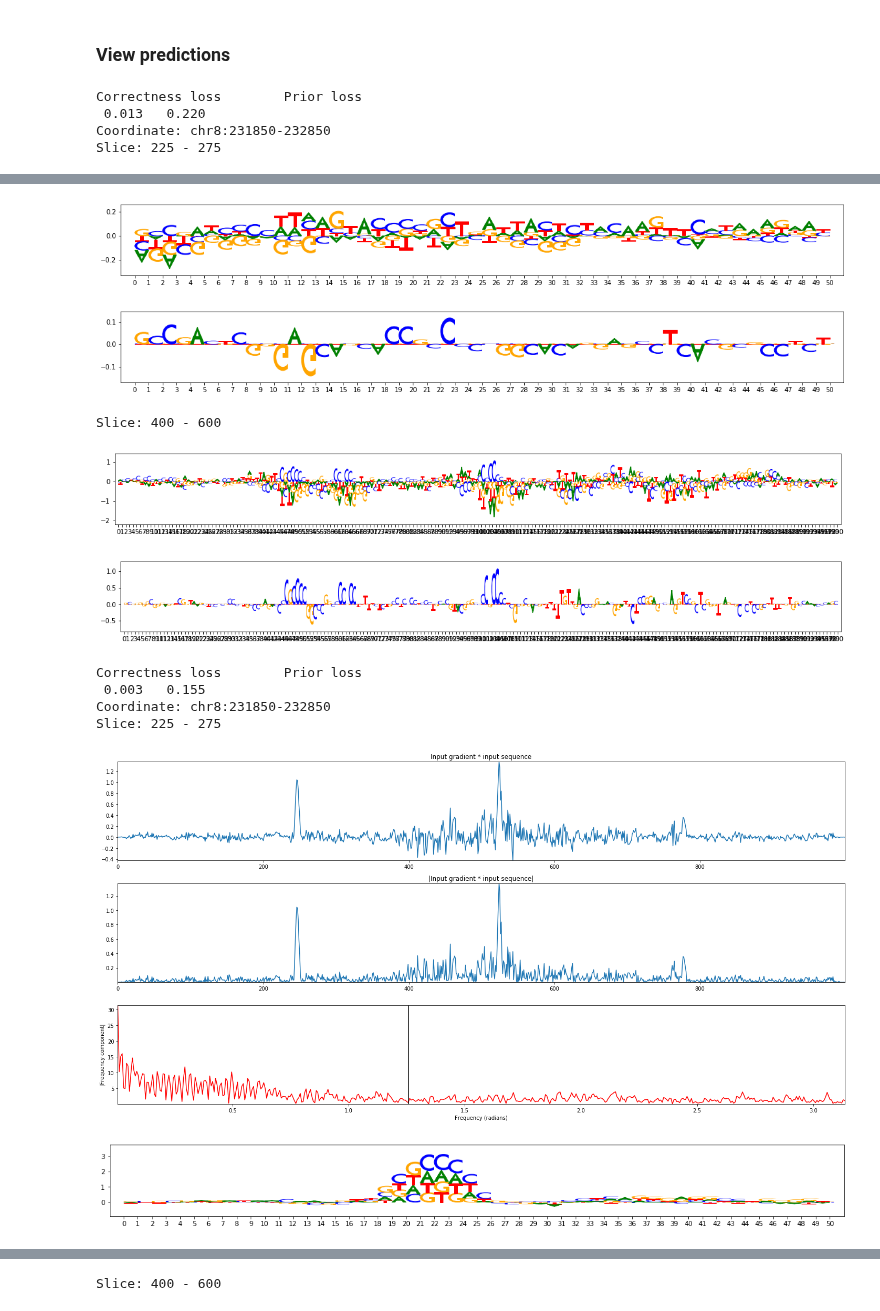
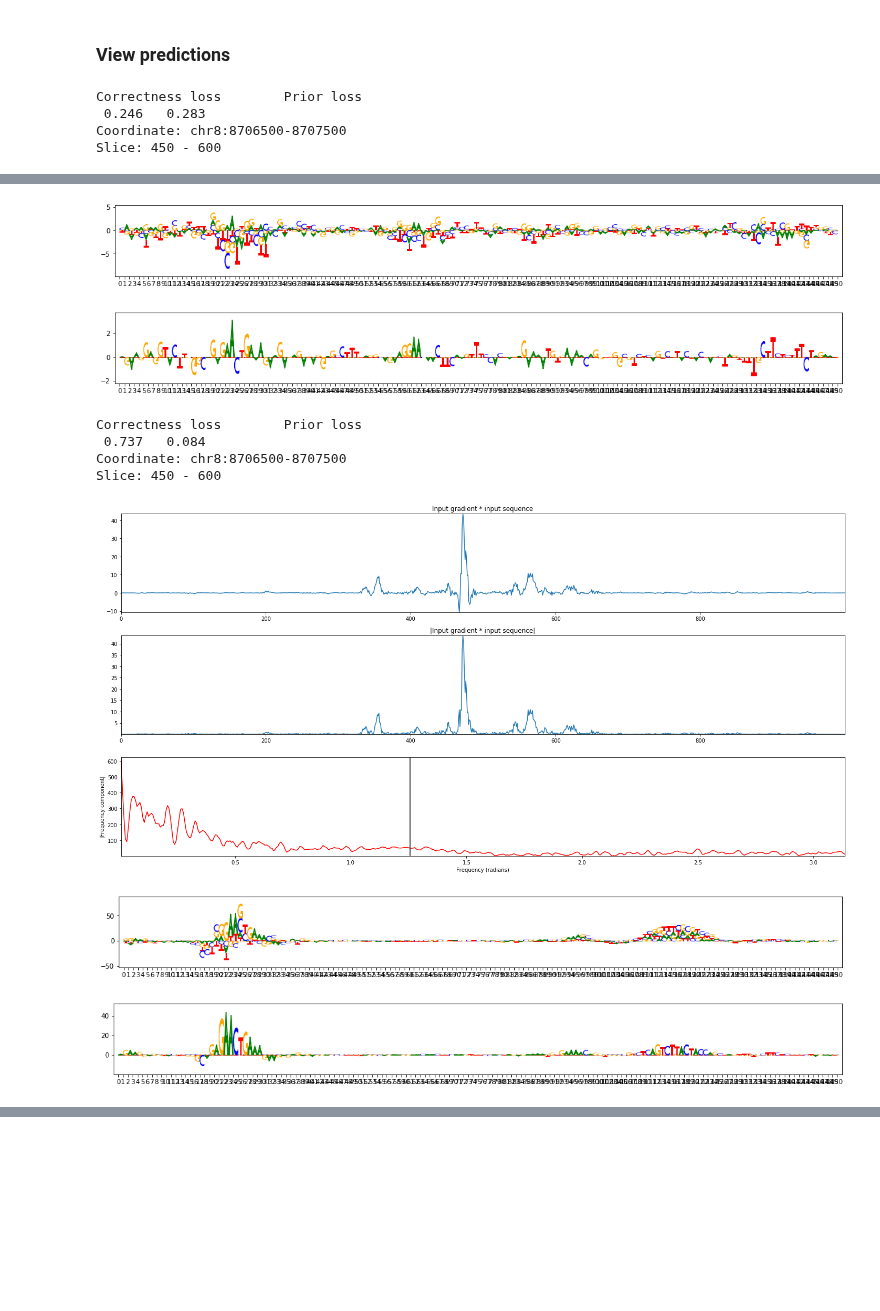
Before and after one commit to amtseng/fourier_attribution_priors, a Jupyter notebook: notebooks/view_binary_predictions_comparison.ipynb, the cells around one changed output, grey strips where cells are left out. Saved outputs shown, nothing was run; the diff lists cells and outputs as text; code cells hidden in the pictures; blank space fills up the shorter version.

```diff
--- a/notebooks/view_binary_predictions_comparison.ipynb
+++ b/notebooks/view_binary_predictions_comparison.ipynb
@@ -48,13 +48,13 @@ torch.set_grad_enabled(True)
 device = torch.device("cuda") if torch.cuda.is_available() else torch.device("cpu")
 # %%
 # Import the model without priors
-noprior_model_path = "/users/amtseng/att_priors/models/trained_models/binary_models/HepG2/2/model_ckpt_epoch_1.pt"
+noprior_model_path = "/users/amtseng/att_priors/models/trained_models/binary_models/SPI1_keep1/12/model_ckpt_epoch_6.pt"
 noprior_model = model_util.restore_model(model_class, noprior_model_path)
 noprior_model.eval()
 noprior_model = noprior_model.to(device)
 # %%
 # Import the model with priors
-prior_model_path = "/users/amtseng/att_priors/models/trained_models/binary_models/HepG2_prior/2/model_ckpt_epoch_5.pt"
+prior_model_path = "/users/amtseng/att_priors/models/trained_models/binary_models/SPI1_prior_keep1/12/model_ckpt_epoch_24.pt"
 prior_model = model_util.restore_model(model_class, prior_model_path)
 prior_model.eval()
 prior_model = prior_model.to(device)
@@ -255,12 +251,12 @@ def predict_and_plot(model, bin_ind, seq_slices=[slice(650, 750)]):
         viz_sequence.plot_weights(input_grads[0][seq_slice])
         viz_sequence.plot_weights((input_grads[0] * input_seqs[0])[seq_slice])
 # %%
-bin_ind = pos_bin_inds[10]
-seq_slices = [slice(225, 275), slice(400, 600)]
+bin_ind = pos_bin_inds[888]
+seq_slices = [slice(450, 600)]
 predict_and_plot(noprior_model, bin_ind, seq_slices)
 predict_and_plot(prior_model, bin_ind, seq_slices)
 # %% [output]
 Correctness loss        Prior loss
- 0.013   0.220
-Coordinate: chr8:231850-232850
-Slice: 225 - 275
+ 0.246   0.283
+Coordinate: chr8:8706500-8707500
+Slice: 450 - 600
@@ -268,11 +264,9 @@ Slice: 225 - 275
-[figure, old version]
+[figure, new version]
-[figure, old version]
+[figure, new version]
-Slice: 400 - 600
+Correctness loss        Prior loss
+ 0.737   0.084
+Coordinate: chr8:8706500-8707500
+Slice: 450 - 600
-[figure, old version]
+[figure, new version]
-[figure, old version]
+[figure, new version]
-Correctness loss        Prior loss
- 0.003   0.155
-Coordinate: chr8:231850-232850
-Slice: 225 - 275
-[figure, old version]
+[figure, new version]
-[figure, removed]
@@ -280 +272,0 @@ Slice: 225 - 275
-Slice: 400 - 600
```
Also changed, not shown: parts of 5 cells of this notebook, 8 other files.
